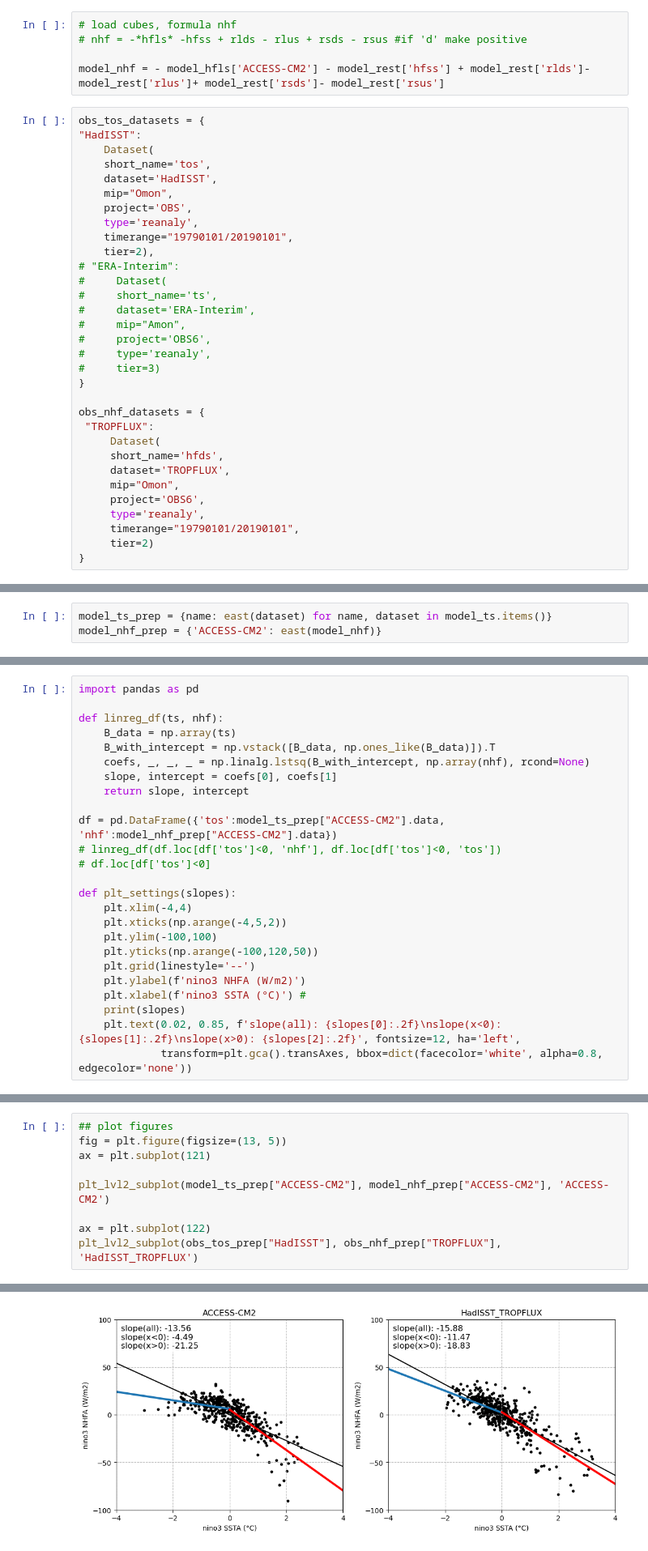
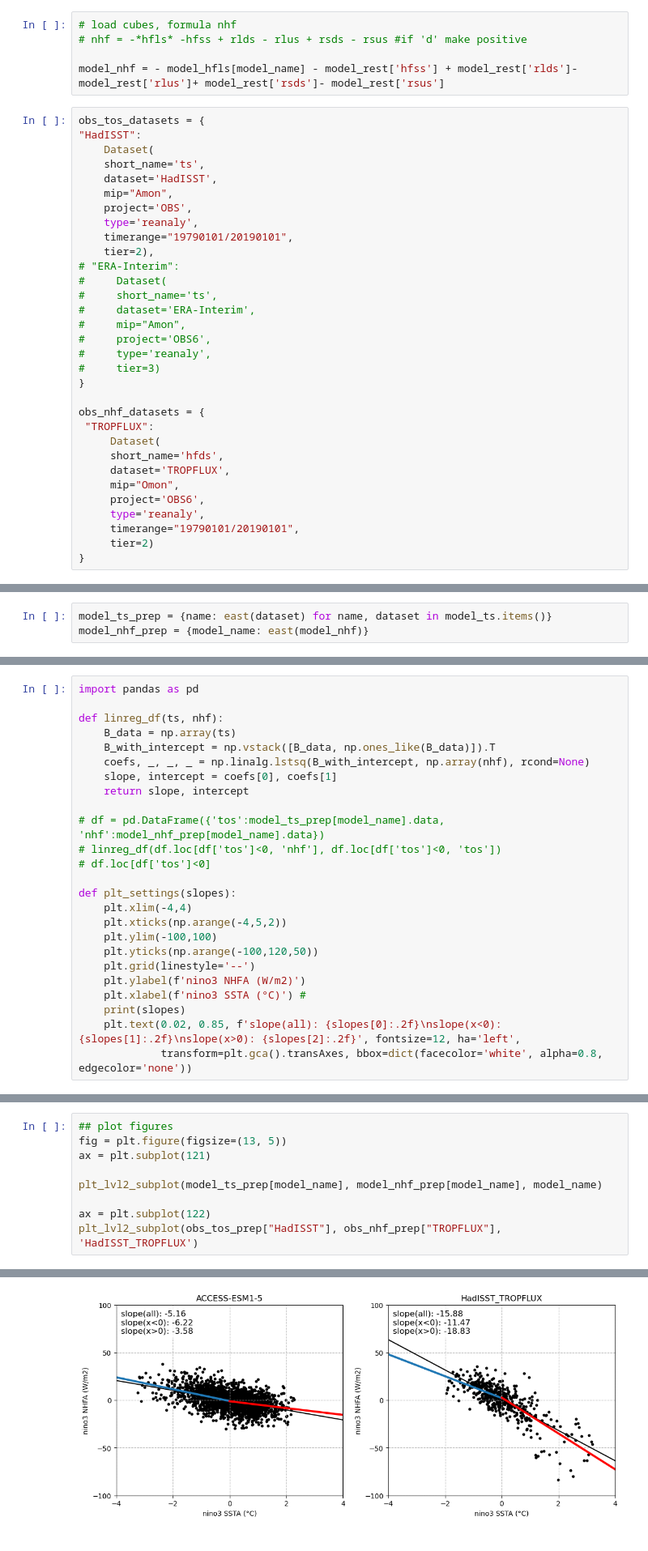
Before and after one commit to ACCESS-NRI/ACCESS-ENSO-recipes, a Jupyter notebook: 23-sst_nhf_feedback.ipynb, the cells around one changed output, grey strips where cells are left out. Shown at 81% size. Cells and saved outputs as stored; diff of their text form.

```diff
--- a/23-sst_nhf_feedback.ipynb
+++ b/23-sst_nhf_feedback.ipynb
@@ -79,14 +80,14 @@ loaded from file
 # load cubes, formula nhf
 # nhf = -*hfls* -hfss + rlds - rlus + rsds - rsus #if 'd' make positive
 
-model_nhf = - model_hfls['ACCESS-CM2'] - model_rest['hfss'] + model_rest['rlds']- model_rest['rlus']+ model_rest['rsds']- model_rest['rsus']
+model_nhf = - model_hfls[model_name] - model_rest['hfss'] + model_rest['rlds']- model_rest['rlus']+ model_rest['rsds']- model_rest['rsus']
 # %%
 obs_tos_datasets = {
 "HadISST":
     Dataset(
-    short_name='tos',
+    short_name='ts',
     dataset='HadISST',
-    mip="Omon",
+    mip="Amon",
     project='OBS',
     type='reanaly',
     timerange="19790101/20190101",
@@ -148,7 +151,7 @@ def east(cube):
     return cube
 # %%
 model_ts_prep = {name: east(dataset) for name, dataset in model_ts.items()}
-model_nhf_prep = {'ACCESS-CM2': east(model_nhf)}
+model_nhf_prep = {model_name: east(model_nhf)}
 # %%
 obs_tos_prep = {name: east(dataset) for name, dataset in obs_tos.items()}
 obs_nhf_prep = {name: east(dataset) for name, dataset in obs_nhf.items()}
@@ -228,7 +231,7 @@ def linreg_df(ts, nhf):
     slope, intercept = coefs[0], coefs[1]
     return slope, intercept
 
-df = pd.DataFrame({'tos':model_ts_prep["ACCESS-CM2"].data, 'nhf':model_nhf_prep["ACCESS-CM2"].data})
+# df = pd.DataFrame({'tos':model_ts_prep[model_name].data, 'nhf':model_nhf_prep[model_name].data})
 # linreg_df(df.loc[df['tos']<0, 'nhf'], df.loc[df['tos']<0, 'tos'])
 # df.loc[df['tos']<0]
 
@@ -276,7 +279,7 @@ def plt_lvl2_subplot(ts_cube, nhf_cube, dataset_label):
 fig = plt.figure(figsize=(13, 5))
 ax = plt.subplot(121)
 
-plt_lvl2_subplot(model_ts_prep["ACCESS-CM2"], model_nhf_prep["ACCESS-CM2"], 'ACCESS-CM2')
+plt_lvl2_subplot(model_ts_prep[model_name], model_nhf_prep[model_name], model_name)
 
 ax = plt.subplot(122)
 plt_lvl2_subplot(obs_tos_prep["HadISST"], obs_nhf_prep["TROPFLUX"], 'HadISST_TROPFLUX')
@@ -288,3 +291,3 @@ HadISST_TROPFLUX shape:  (480, 2)
-[figure, old version]
+[figure, new version]
 # %% [markdown]
 Figure 2: scatterplot of sea surface temperature anomalies (SSTA) and net surface heat flux anomalies (NHFA) in the eastern equatorial Pacific (Niño3 averaged), showing the possible nonlinearity in the strength of the SST-to-NHF coupling (usually shows a gentler slope for SSTA<0 and steeper slope for SSTA>0 in both reference and model). The black, red and blue lines and numbers show respectively linear regression computed for all SSTA, SSTA>0 and SSTA<0, the left and right scatterplots show respectively the reference and the model.
```
Also changed, not shown: parts of 13 cells of this notebook, 10 other files.
